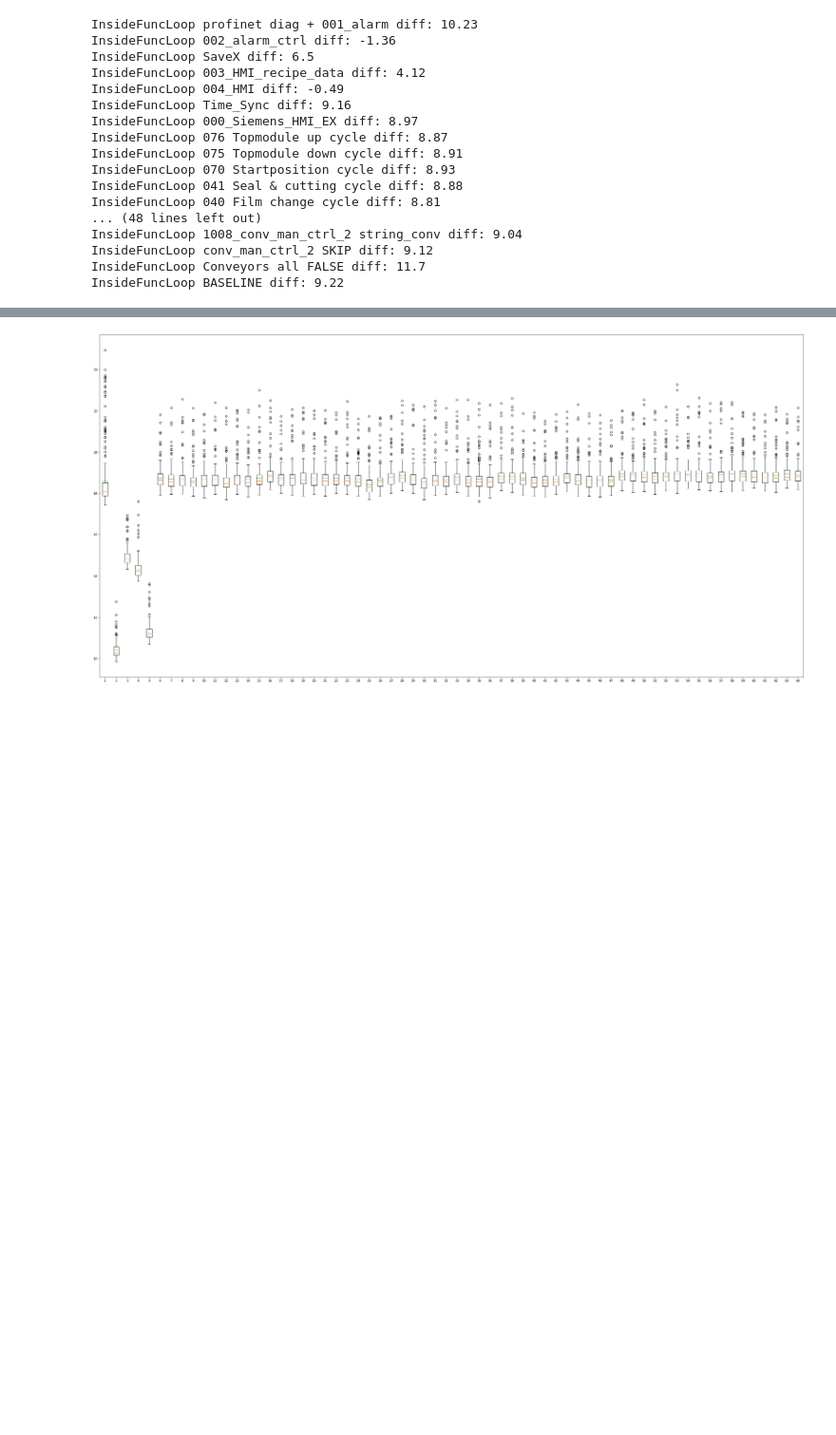
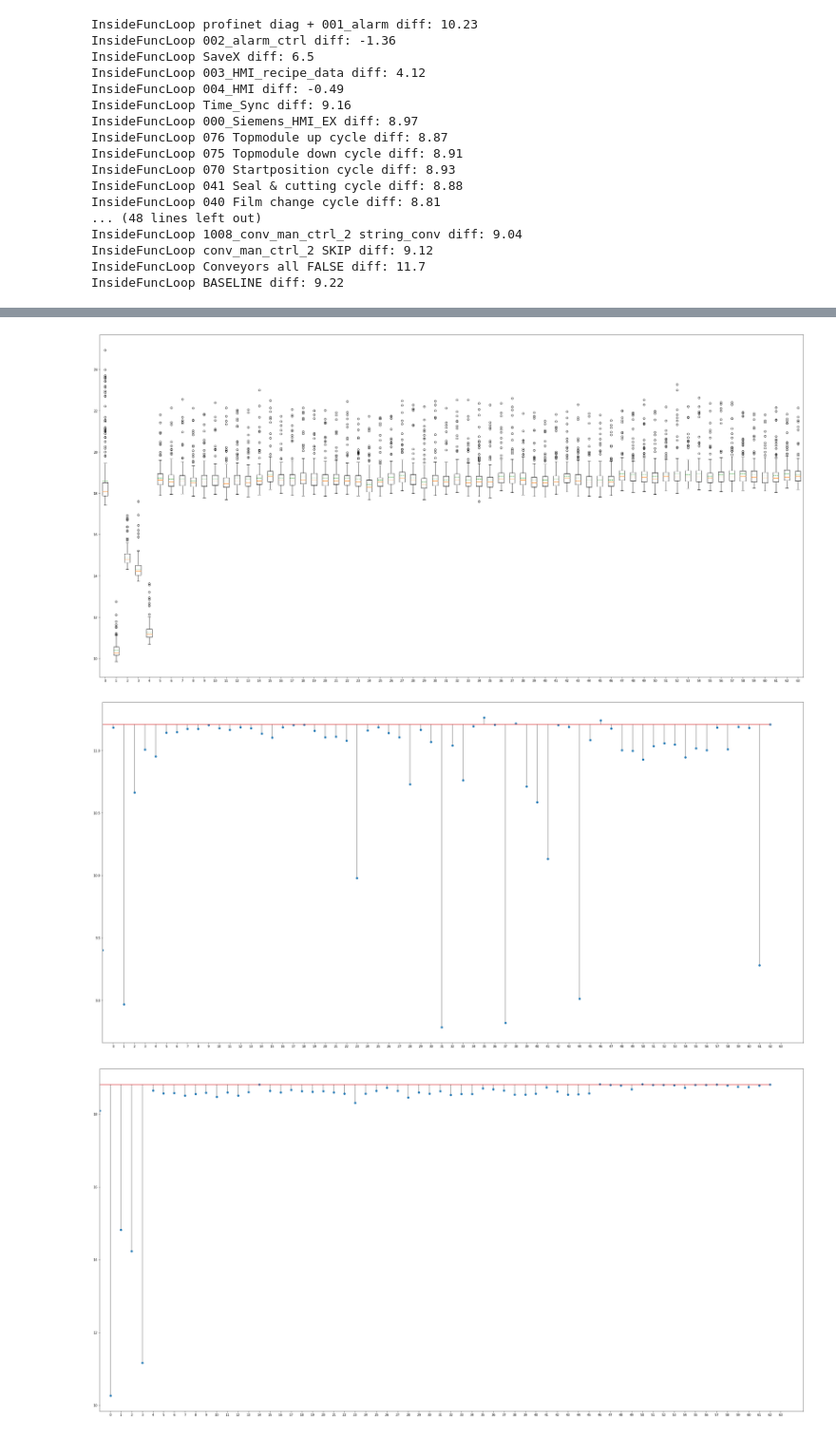
Before and after one commit to KennyKristiansen/Performance, a Jupyter notebook: boxplot.ipynb, the cells around one changed output, grey strips where cells are left out. Shown at 95% size. Drawn from its saved outputs; the diff is of its cells as text; code cells hidden in the pictures; blank space fills up the shorter version.

```diff
--- a/boxplot.ipynb
+++ b/boxplot.ipynb
@@ -649,45 +649,50 @@ class BoxPlot():
         self.subPlotKwargs['figsize'] = (40, 20)
 
         # Optional definitions
-        self.medians = []
+        self.medians: list = []
+        self.labels: list = []
 
 
-    def plot(self):
+    def plot(self) -> None:
         for data in self.data:
+            median:list = []
             fig1, ax1 = plt.subplots(**self.subPlotKwargs)
-            labels, dataPoints = zip(*data.items())
+            self.labels, dataPoints = zip(*data.items())
             self.boxplot = plt.boxplot(dataPoints, **self.plotKwargs)
-            # plt.text(x-0.5, y, '%.1f' % y, verticalalignment='center') # plot text by each median
+
+            plt.xticks(range(1, len(self.labels) + 1), labels)
             plt.show()
 
-    def getMedians(self):
-        for line in self.boxplot['medians']:
-            # get position data for median line
-            x, y = line.get_xydata()[1]  # top of median line
-            # overlay median value
-            self.medians.append(y)
+            for line in self.boxplot['medians']:
+                # get position data for median line
+                x, y = line.get_xydata()[1]
+                # overlay median value
+                median.append(float(y))
+            self.medians.append(median)
 
 
 class StemPlot():
-    def __init__(self, data):
+    def __init__(self, data:list):
+        # init data and plot design
         self.data = data
         self.plotKwargs = {}
-        self.plotKwargs['meanline'] = True
-        self.plotKwargs['showmeans'] = True
-        self.plotKwargs['bootstrap'] = 5000
+        self.plotKwargs['linefmt'] = 'grey' # vertical linestyle and color
+        self.plotKwargs['bottom'] = '0' # baseline
 
+        # define plot arguments
         self.subPlotKwargs = {}
         self.subPlotKwargs['sharey'] = True
         self.subPlotKwargs['sharex'] = True
         self.subPlotKwargs['figsize'] = (40, 20)
 
+    def plot(self, labels) -> None:
+        for points in self.data:
+            fig1, ax1 = plt.subplots(**self.subPlotKwargs)
+            self.plotKwargs['bottom'] = points[-1]  # set baseline as last datapoint
+            markerline, stemlines, baseline = plt.stem(points, **self.plotKwargs)
+            ax1.set_xlim(0) # to match-up label 0 with func 0   # TODO alternative fix?
+            plt.xticks(range(1, len(labels) + 1), labels)       # TODO labels without boxplot
 
-    def plot(self):
-        for data in self.data:
-            markerline, stemlines, baseline = plt.stem(line_y, bottom=line_y[63], linefmt='grey')
-            fig1, ax1 = plt.subplots(**self.subPlotKwargs)
-            labels, dataPoints = zip(*data.items())
-            plt.boxplot(dataPoints, **self.plotKwargs)
             plt.show()
 
 
@@ -695,8 +700,8 @@ class StemPlot():
 
 class CSVParser():
     def __init__(self, fileList):
-        self.fileList = fileList
-        self.data = []
+        self.fileList : list = fileList
+        self.data : list = []
 
         self.parserKwargs = {}
         self.parserKwargs['delimiter'] = '\t'
@@ -704,37 +709,46 @@ class CSVParser():
 
         self.parse()
 
-    def parse(self):
+    def parse(self) -> None:
         for file in self.fileList:
             with open(file) as text:
                 parsedText = csv.reader(text, **self.parserKwargs)
                 datapoints = {}
                 functionLabel = False
                 func_list = []
 
                 for row in parsedText:
                     try:
                         if row[0][:8] == 'function': # Function data points beginning
                             label = row[0][9:]
                             label = label[:-1] # function[99] --> 99
                             functionLabel = True
                         if row[0] == '': # Empty space between functions
                             functionLabel = False
                         if functionLabel:
                             if row[1] != '': # then it is a data value
                                 dataPoint = float(row[1])
                                 func_list.append(dataPoint)
                             if row[0] == "time[255]":
                                 datapoints[label] = func_list
                                 func_list = []
                     except IndexError:
                         None
                 self.data.append(datapoints)
 
-fileList = ['third_calls.csv','test.csv']
-parser = CSVParser(fileList)
-plot = BoxPlot(parser.data)
-plot.plot()
+
+if __name__ == '__main__':
+    fileList: list = ['third_calls.csv','test.csv']
+    parser = CSVParser(fileList)
+    plot = BoxPlot(parser.data)
+    plot.plot()
+    labels = plot.labels
+
+    medians = plot.medians
+    plot = StemPlot(medians)
+    plot.plot(labels)
 # %% [output]
 [figure]
 [figure]
+[figure, added]
+[figure, added]
```
